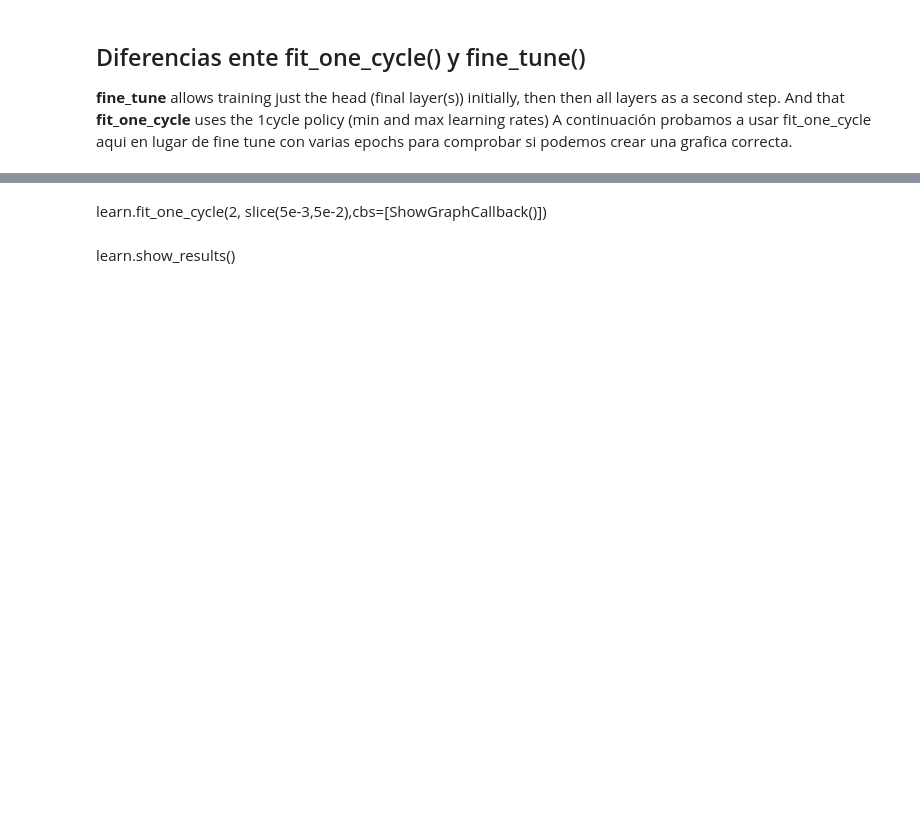
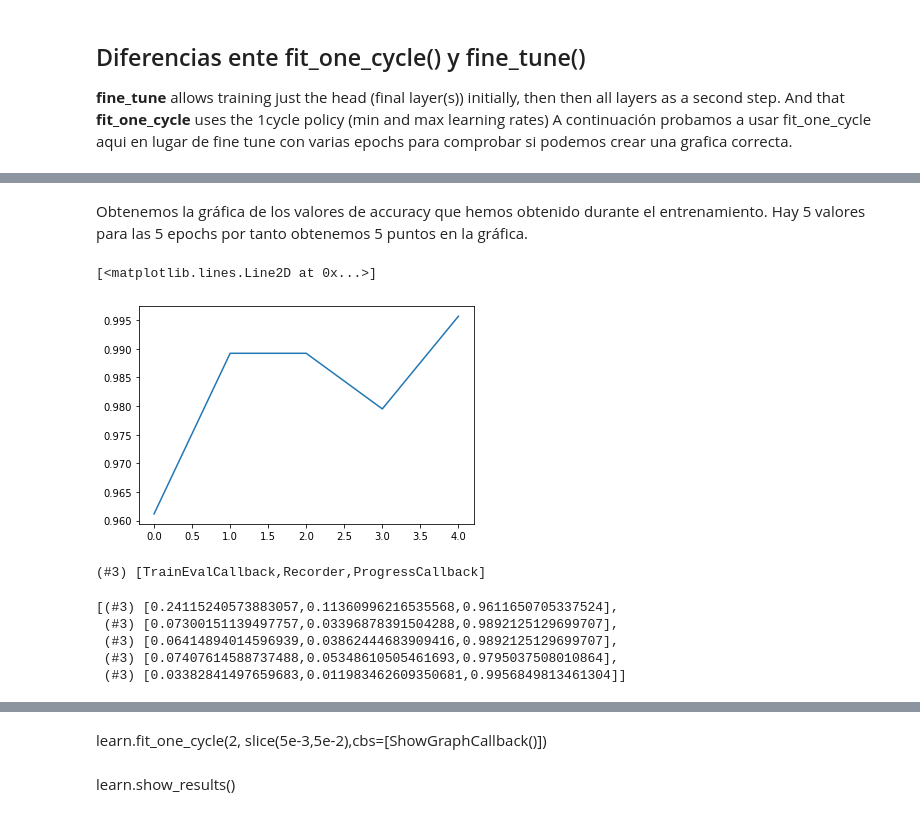
Before and after one commit to Istaliyan/PruebasTFG, a Jupyter notebook: ClasificadorSoldadurasTipo2.ipynb, the cells around one changed output, grey strips where cells are left out. Saved outputs shown, nothing was run; the diff lists cells and outputs as text; code cells hidden in the pictures; blank space fills up the shorter version.

```diff
--- a/ClasificadorSoldadurasTipo2.ipynb
+++ b/ClasificadorSoldadurasTipo2.ipynb
@@ -102,0 +114,19 @@ learn.fit_one_cycle(2)
+# %% [markdown]
+Obtenemos la gráfica de los valores de accuracy que hemos obtenido durante el entrenamiento. Hay 5 valores para las 5 epochs por tanto obtenemos 5 puntos en la gráfica.
+# %%
+plt.plot(L(learn.recorder.values).itemgot(2))
+# %% [output]
+[<matplotlib.lines.Line2D at 0x...>]
+[figure, added]
+# %%
+learn.cbs
+# %% [output]
+(#3) [TrainEvalCallback,Recorder,ProgressCallback]
+# %%
+learn.recorder.values
+# %% [output]
+[(#3) [0.24115240573883057,0.11360996216535568,0.9611650705337524],
+ (#3) [0.07300151139497757,0.03396878391504288,0.9892125129699707],
+ (#3) [0.06414894014596939,0.03862444683909416,0.9892125129699707],
+ (#3) [0.07407614588737488,0.05348610505461693,0.9795037508010864],
+ (#3) [0.03382841497659683,0.011983462609350681,0.9956849813461304]]
```
Also changed, not shown: parts of 16 cells of this notebook.
